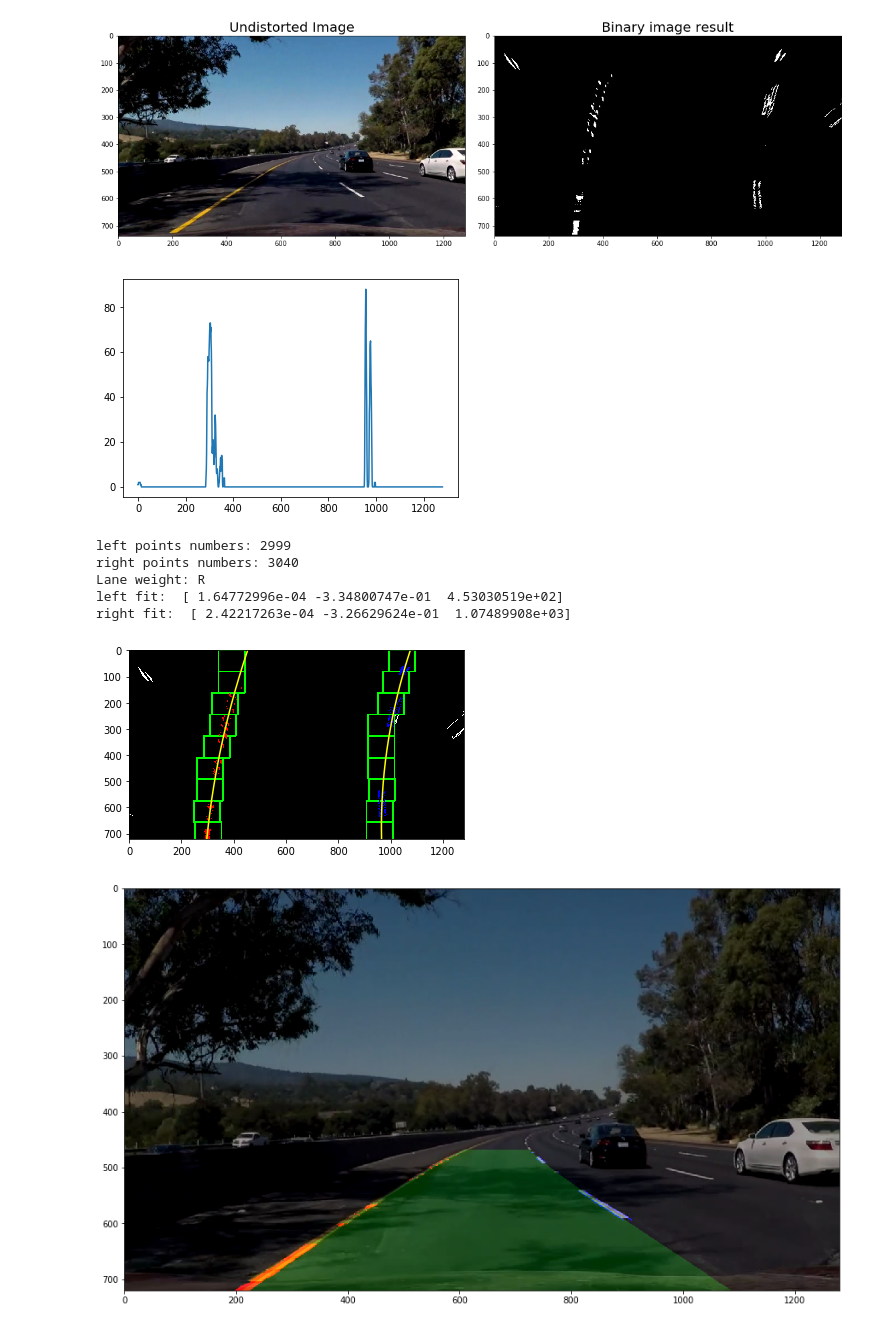
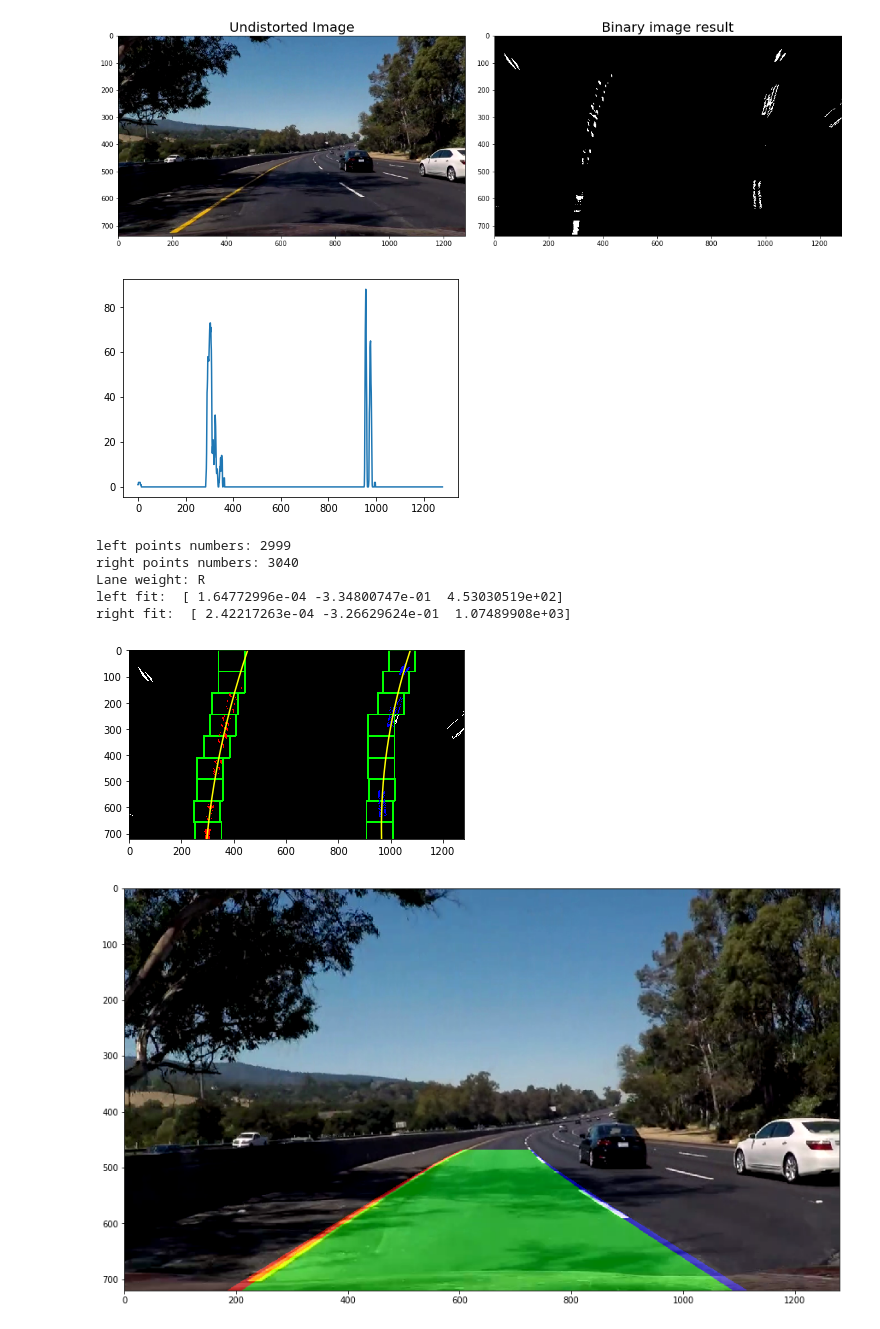
Before and after one commit to Ben-Yan-Bin/CarND-Advanced-Lane-Lines, a Jupyter notebook: image_demo.ipynb, the cells around one changed output. Cells and saved outputs as stored; diff of their text form; code cells hidden in the pictures.

```diff
--- a/image_demo.ipynb
+++ b/image_demo.ipynb
@@ -382,7 +364,7 @@ plt.show()
 nonzero = binary_warped.nonzero()
 nonzeroy = np.array(nonzero[0])
 nonzerox = np.array(nonzero[1])
-margin = 100
+margin = 20
 left_lane_inds = ((nonzerox > (left_fit[0] * (nonzeroy ** 2) + left_fit[1] * nonzeroy +
                                left_fit[2] - margin)) & (nonzerox < (left_fit[0] * (nonzeroy ** 2) +
                                                                      left_fit[1] * nonzeroy + left_fit[2] + margin)))
@@ -411,8 +393,8 @@ out_img[::] = [0, 0, 0]
 window_img = np.zeros_like(out_img)
 # window_img = np.zeros((720, 1280, 3))
 # Color in left and right line pixels
-out_img[nonzeroy[left_lane_inds], nonzerox[left_lane_inds]] = [255, 0, 0]
-out_img[nonzeroy[right_lane_inds], nonzerox[right_lane_inds]] = [0, 0, 255]
+# out_img[nonzeroy[left_lane_inds], nonzerox[left_lane_inds]] = [255, 0, 0]
+# out_img[nonzeroy[right_lane_inds], nonzerox[right_lane_inds]] = [0, 0, 255]
 
 # Generate a polygon to illustrate the search window area
 # And recast the x and y points into usable format for cv2.fillPoly()
@@ -427,38 +409,39 @@ right_line_window2 = np.array([np.flipud(np.transpose(np.vstack([right_fitx + ma
 right_line_pts = np.hstack((right_line_window1, right_line_window2))
 
 window_left_line = np.array([np.transpose(np.vstack([left_fitx, ploty]))])
 window_right_line = np.array([np.flipud(np.transpose(np.vstack([right_fitx, ploty])))])
 window_line_pts = np.hstack((window_left_line, window_right_line))
 
 # Draw the lane onto the warped blank image
-# cv2.fillPoly(window_img, np.int_([left_line_pts]), (0, 255, 0))
-# cv2.fillPoly(window_img, np.int_([right_line_pts]), (0, 255, 0))
+# print(left_line_pts.shape)
+cv2.fillPoly(window_img, np.int_([left_line_pts]), (255, 0, 0))
+cv2.fillPoly(window_img, np.int_([right_line_pts]), (0, 0, 255))
 cv2.fillPoly(window_img, np.int_([window_line_pts]), (0, 255, 0))
 
-result = cv2.addWeighted(out_img, 0.8, window_img, 0.2, 0)
+result = cv2.addWeighted(out_img, 1, window_img, 0.5, 0)
 
 Minv = cv2.getPerspectiveTransform(dst, src)
 window_inv = cv2.warpPerspective(result, Minv, (img.shape[1], img.shape[0]), flags=cv2.INTER_LINEAR)
 
-output = cv2.addWeighted(window_inv, 1, img, 0.6, 0)
+output = cv2.addWeighted(window_inv, 1, img, 1, 0)
 
 plt.figure(figsize=(15, 15))
 plt.imshow(output)
 
 # plt.plot(left_fitx, ploty, color='yellow')
 # plt.plot(right_fitx, ploty, color='yellow')
 plt.xlim(0, 1280)
 plt.ylim(720, 0)
 plt.show()
 # %% [output]
 [figure]
 left points numbers: 2999
 right points numbers: 3040
 Lane weight: R
 left fit:  [ 1.64772996e-04 -3.34800747e-01  4.53030519e+02]
 right fit:  [ 2.42217263e-04 -3.26629624e-01  1.07489908e+03]
 [figure]
-[figure, old version]
+[figure, new version]
 # %%
 
 # Generate some fake data to represent lane-line pixels
```
Also changed, not shown: parts of 6 cells of this notebook, 3 other files.
